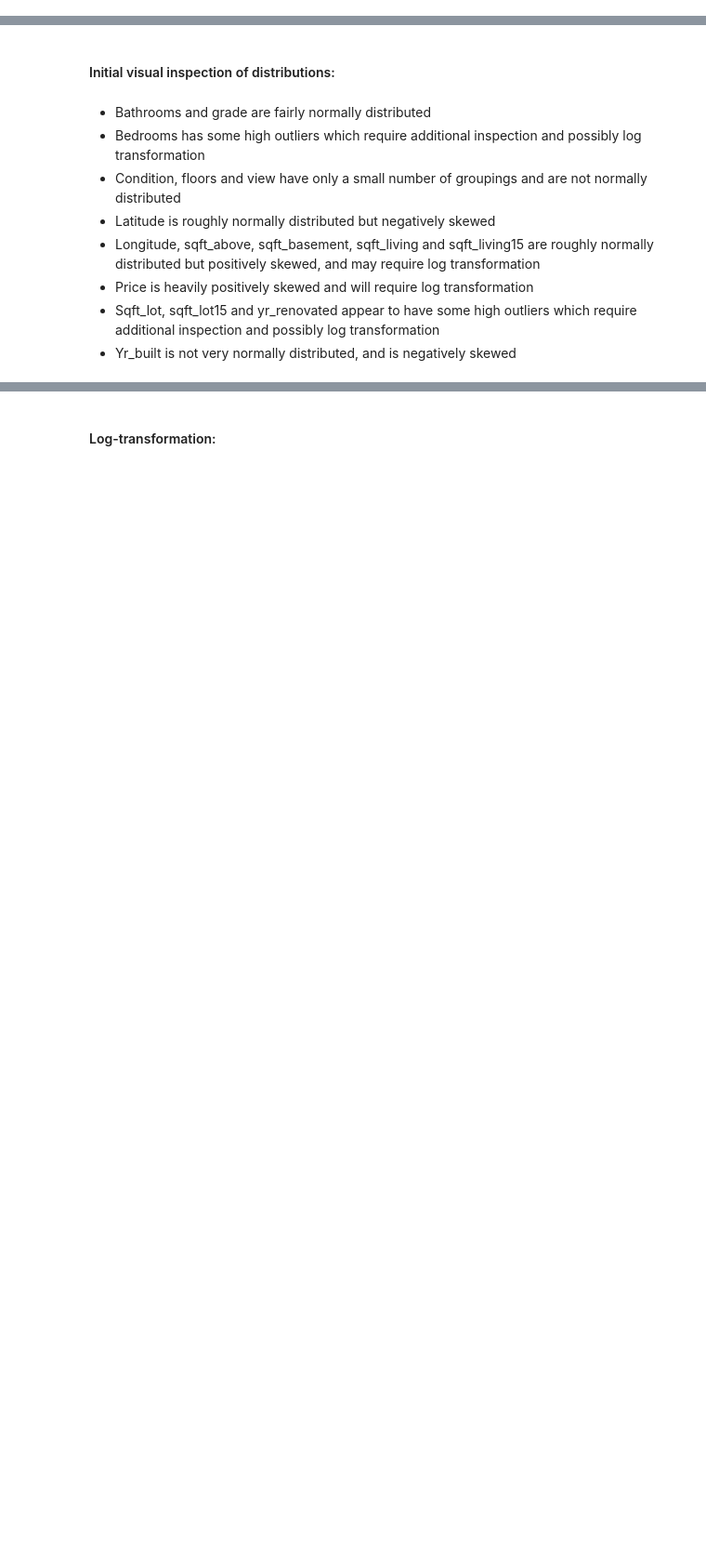
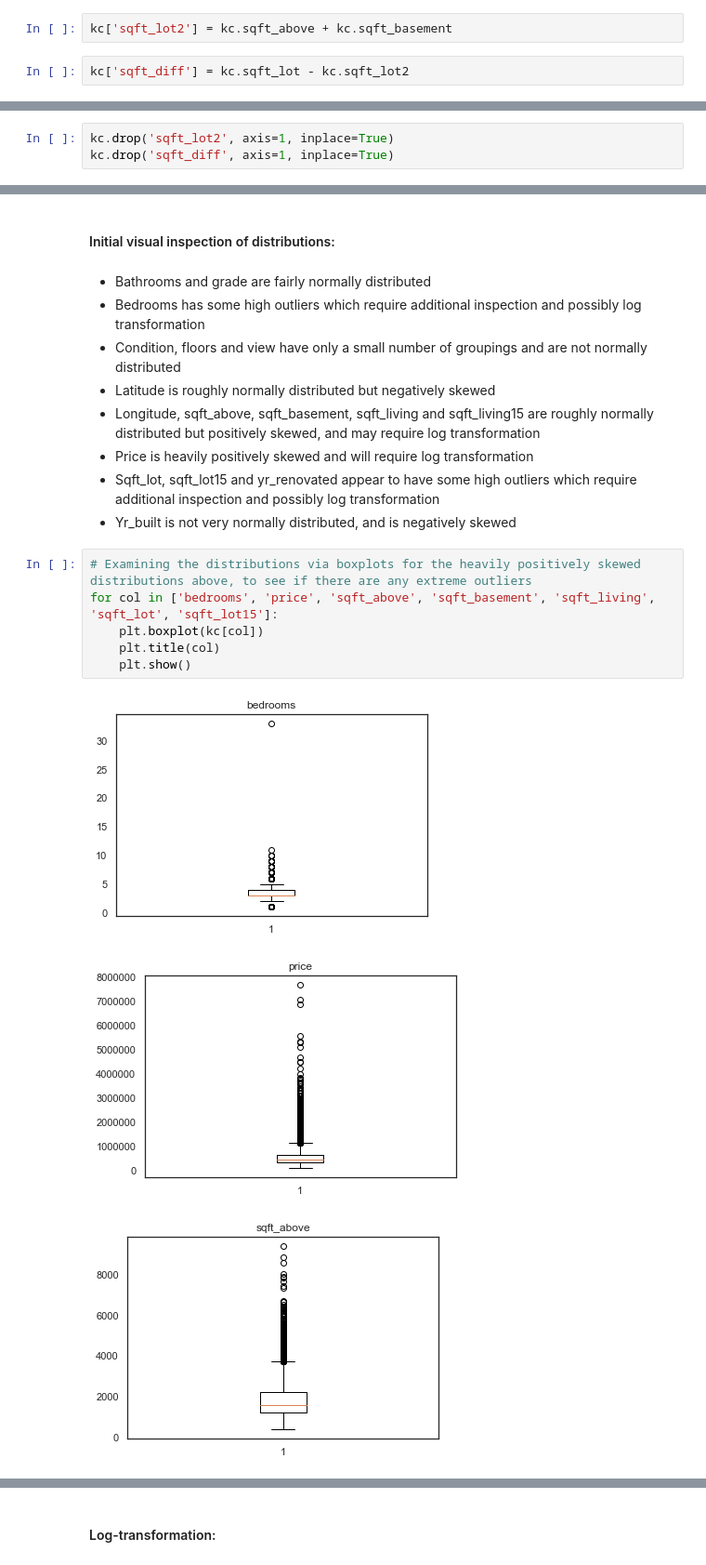
Before and after one commit to L-Lewis/dsc-1-final-project-online-ds-ft-011419, a Jupyter notebook: student.ipynb, the cells around one changed output, grey strips where cells are left out. Shown at 93% size. Saved outputs shown, nothing was run; the diff lists cells and outputs as text; blank space fills up the shorter version.

```diff
--- a/student.ipynb
+++ b/student.ipynb
@@ -423,0 +450,4 @@ array(['98178', '98125', '98028', '98136', '98074', '98053', '98003',
+# %%
+kc['sqft_lot2'] = kc.sqft_above + kc.sqft_basement
+# %%
+kc['sqft_diff'] = kc.sqft_lot - kc.sqft_lot2
@@ -424,3 +467,6 @@ array(['98178', '98125', '98028', '98136', '98074', '98053', '98003',
+# %%
+kc.drop('sqft_lot2', axis=1, inplace=True)
+kc.drop('sqft_diff', axis=1, inplace=True)
 # %% [markdown]
 A final check of data types:
 # %%
@@ -498,3 +544,13 @@ kc.hist(figsize=(15,15));
 - Price is heavily positively skewed and will require log transformation
 - Sqft_lot, sqft_lot15 and yr_renovated appear to have some high outliers which require additional inspection and possibly log transformation
 - Yr_built is not very normally distributed, and is negatively skewed
+# %%
+# Examining the distributions via boxplots for the heavily positively skewed distributions above, to see if there are any extreme outliers
+for col in ['bedrooms', 'price', 'sqft_above', 'sqft_basement', 'sqft_living', 'sqft_lot', 'sqft_lot15']:
+    plt.boxplot(kc[col])
+    plt.title(col)
+    plt.show()
+# %% [output]
+[figure, added]
+[figure, added]
+[figure, added]
```
Also changed, not shown: parts of 46 cells of this notebook.
